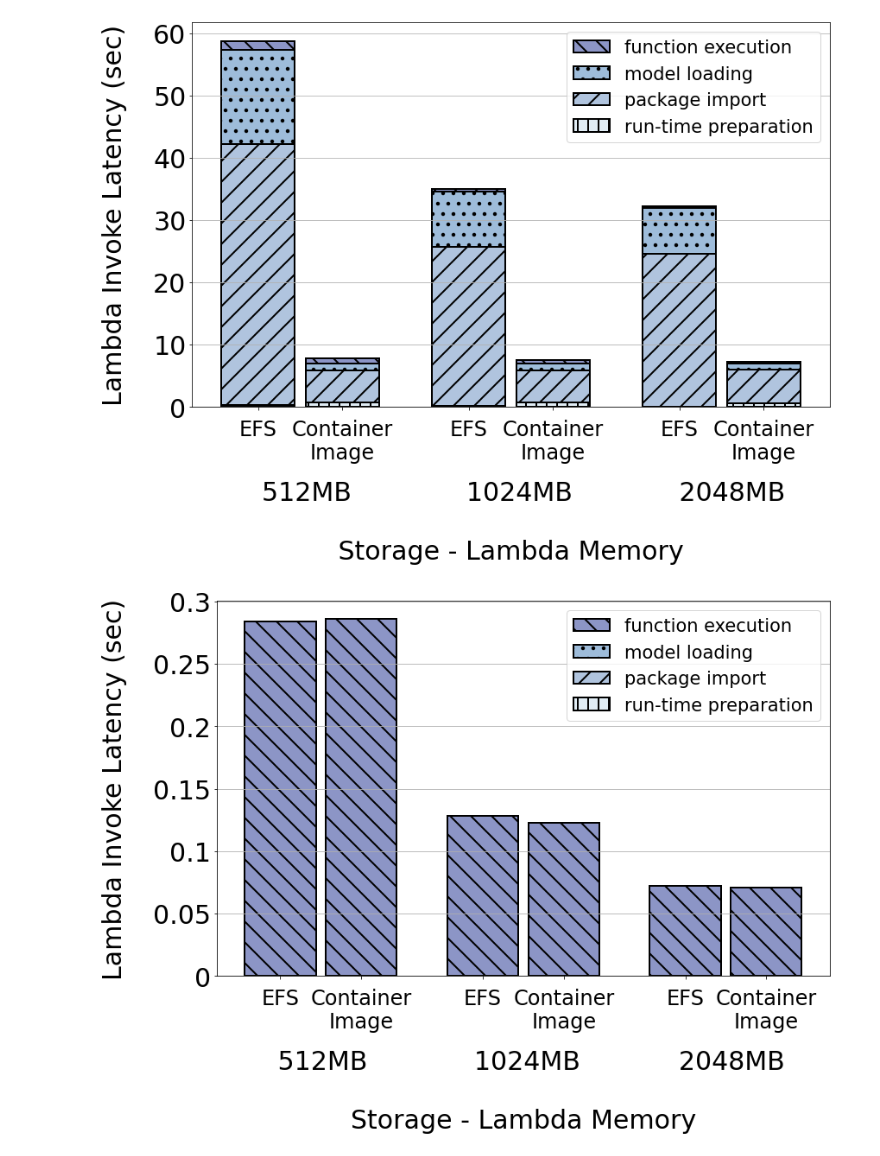
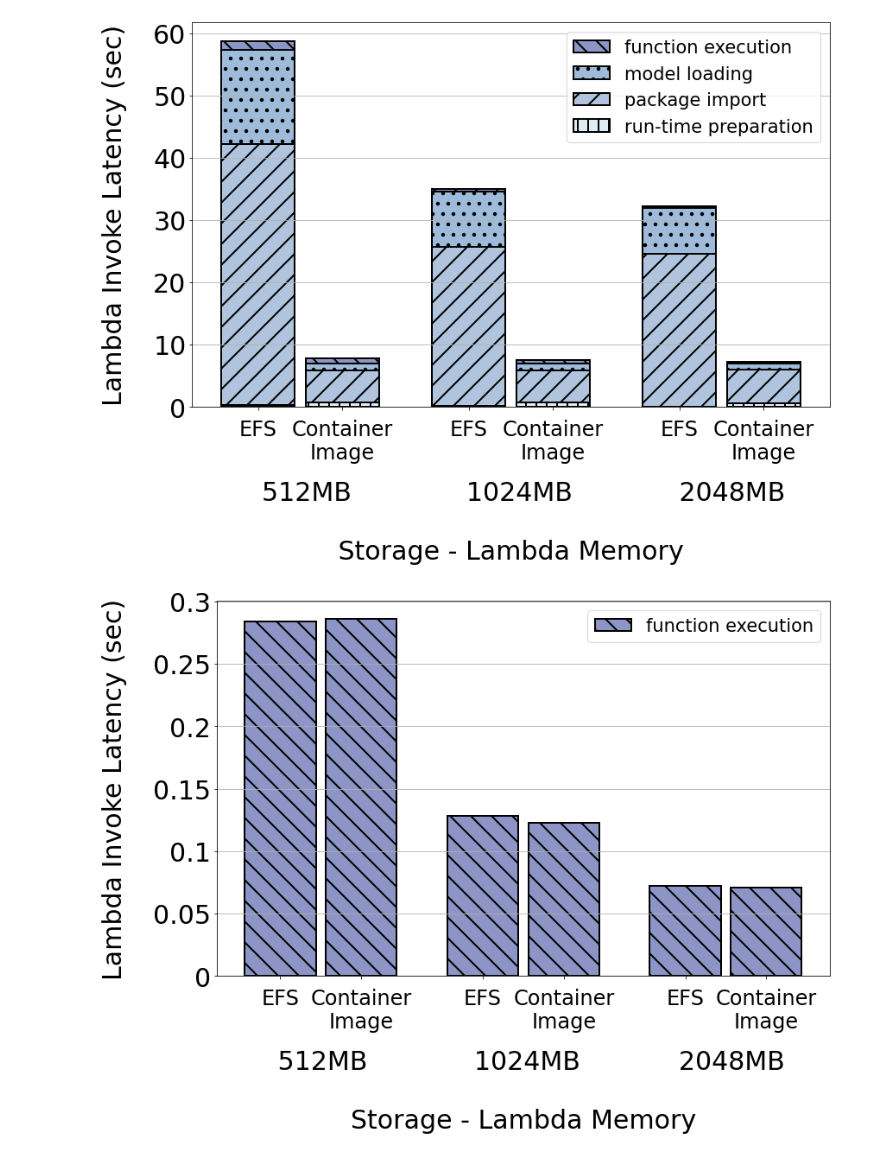
Before and after one commit to unhochoi/Sparse-Matrix-Multiplication, a Jupyter notebook: figure/pyplot/compare-efs-container.ipynb, the cells around one changed output. Drawn from its saved outputs; the diff is of its cells as text; code cells hidden in the pictures.

Commit message:
modifying figure

```diff
--- a/figure/pyplot/compare-efs-container.ipynb
+++ b/figure/pyplot/compare-efs-container.ipynb
@@ -208,9 +208,9 @@ width = 0.35 # bar 넓이
 fig, ax1 = plt.subplots(figsize=(12,9)) # figure 및 subplot 선언
 
 bar = ax1.bar(-0.2, warm_512_efs_func_exec, width, linewidth=2, edgecolor='black', hatch='\\', label='function execution', color='#8C95C6', capsize=20, bottom=warm_512_efs_run_time_and_package_import_and_load_model)
-bar = ax1.bar(-0.2, warm_512_efs_load_model, width, linewidth=2, edgecolor='black', hatch='.', label='model loading' ,color='#9EBCDA', capsize=20, bottom=warm_512_efs_run_time_and_package_import)
-bar = ax1.bar(-0.2, warm_512_efs_package_import, width, linewidth=2, edgecolor='black', hatch='/', label='package import',color='lightsteelblue', capsize=20,bottom=warm_512_efs_run_time)
-bar = ax1.bar(-0.2, warm_512_efs_run_time, width, linewidth=2, edgecolor='black', hatch='|', label='run-time preparation',color='#E0ECF4', capsize=20)
+bar = ax1.bar(-0.2, warm_512_efs_load_model, width, linewidth=2, edgecolor='black', hatch='.',color='#9EBCDA', capsize=20, bottom=warm_512_efs_run_time_and_package_import)
+bar = ax1.bar(-0.2, warm_512_efs_package_import, width, linewidth=2, edgecolor='black', hatch='/',color='lightsteelblue', capsize=20,bottom=warm_512_efs_run_time)
+bar = ax1.bar(-0.2, warm_512_efs_run_time, width, linewidth=2, edgecolor='black', hatch='|',color='#E0ECF4', capsize=20)
 
 bar = ax1.bar(0.2, warm_512_container_func_exec, width, linewidth=2, edgecolor='black', hatch='\\', color='#8C95C6', capsize=20, bottom=warm_512_container_run_time_and_package_import_and_load_model)
 bar = ax1.bar(0.2, warm_512_container_load_model, width, linewidth=2, edgecolor='black', hatch='.', color='#9EBCDA', capsize=20, bottom=warm_512_container_run_time_and_package_import)
@@ -236,31 +236,31 @@ bar = ax1.bar(2.2, warm_2048_container_func_exec, width, linewidth=2, edgecolor=
 bar = ax1.bar(2.2, warm_2048_container_load_model, width, linewidth=2, edgecolor='black', hatch='.', color='#9EBCDA', capsize=20, bottom=warm_2048_container_run_time_and_package_import)
 bar = ax1.bar(2.2, warm_2048_container_package_import, width, linewidth=2, edgecolor='black', hatch='/', color='lightsteelblue', capsize=20,bottom=warm_2048_container_run_time)
 bar = ax1.bar(2.2, warm_2048_container_run_time, width, linewidth=2, edgecolor='black', hatch='|', color='#E0ECF4', capsize=20)
 
 ################################# ax1 ####################################################
 
 ax1.set_xticks([-0.2,0.2, 0.8,1.2, 1.8,2.2]) # x축 인덱스
 ax1.set_xticklabels(["EFS", "Container\nImage","EFS", "Container\nImage","EFS", "Container\nImage"], fontsize = fontsize * 0.8) # x축 label 이름
 ax1.set_xlabel('         512MB             1024MB            2048MB       \n\
                 \n\
                 Storage - Lambda Memory                ', labelpad=20) # ax1 ylabel 설정
 ax1.tick_params(axis='x',pad=10) # x축 label pad
 
 ax1.yaxis.grid(True) # y축만 grid 사용
 # ax1.set_ylim([0, 50000])  # 좌측 y축 범위 설정
 ax1.set_yticklabels(["0","0.05","0.1","0.15","0.2","0.25", "0.3"]) # x축 label 이름
 
 ax1.set_ylabel('Lambda Invoke Latency (sec)', labelpad=30) # ax1 ylabel 설정
 
 ###################################3###################################3###################################3###################################3
 
 ax1.legend(loc="upper right") # 범례 표시
 
 
 
 # 이미지 저장시, figure 크기에 맞게 이미지 저장
 fig.tight_layout()
 fig.savefig('./efs-container-image-warm-experiment.png')
 plt.show()
 # %% [output]
-[figure, old version]
+[figure, new version]
```
Also changed, not shown: 3 other files.
